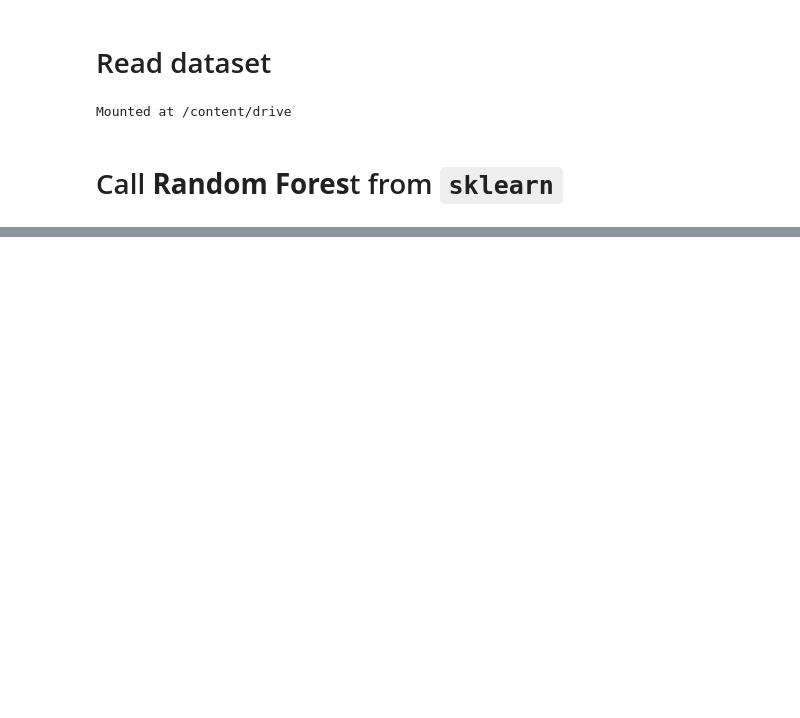
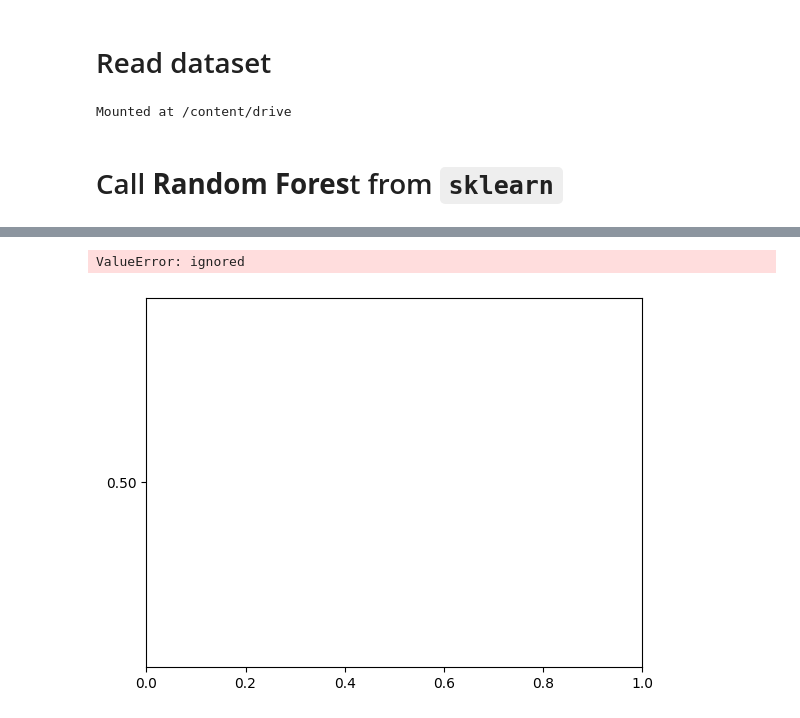
Before and after one commit to vajihe-ameri/predict-software-bugs-in-java-classes, a Jupyter notebook: random_forest.ipynb, the cells around one changed output, grey strips where cells are left out. Saved outputs shown, nothing was run; the diff lists cells and outputs as text; code cells hidden in the pictures; blank space fills up the shorter version.

```diff
--- a/random_forest.ipynb
+++ b/random_forest.ipynb
@@ -141,0 +130,9 @@ Project: titan => Accuracy: 52.33 ; F1: 0.55
+# %%
+plt.plot(max_node_range, f1_score_micro_train_array)
+plt.xlabel('max node')
+plt.ylabel('f1 score micro train')
+plt.title('train plot')
+plt.show()
+# %% [output]
+ValueError: ignored
+[figure, added]
```
Also changed, not shown: parts of 4 cells of this notebook.
